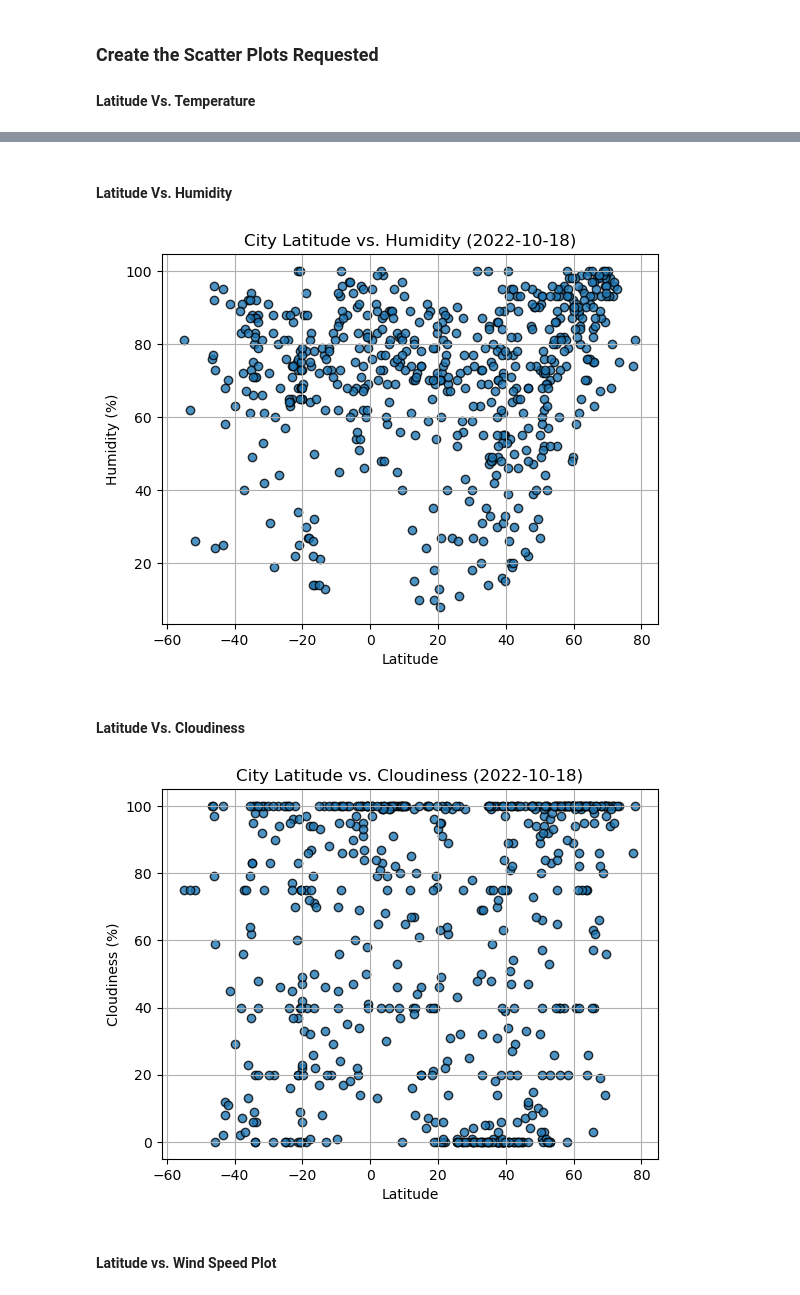
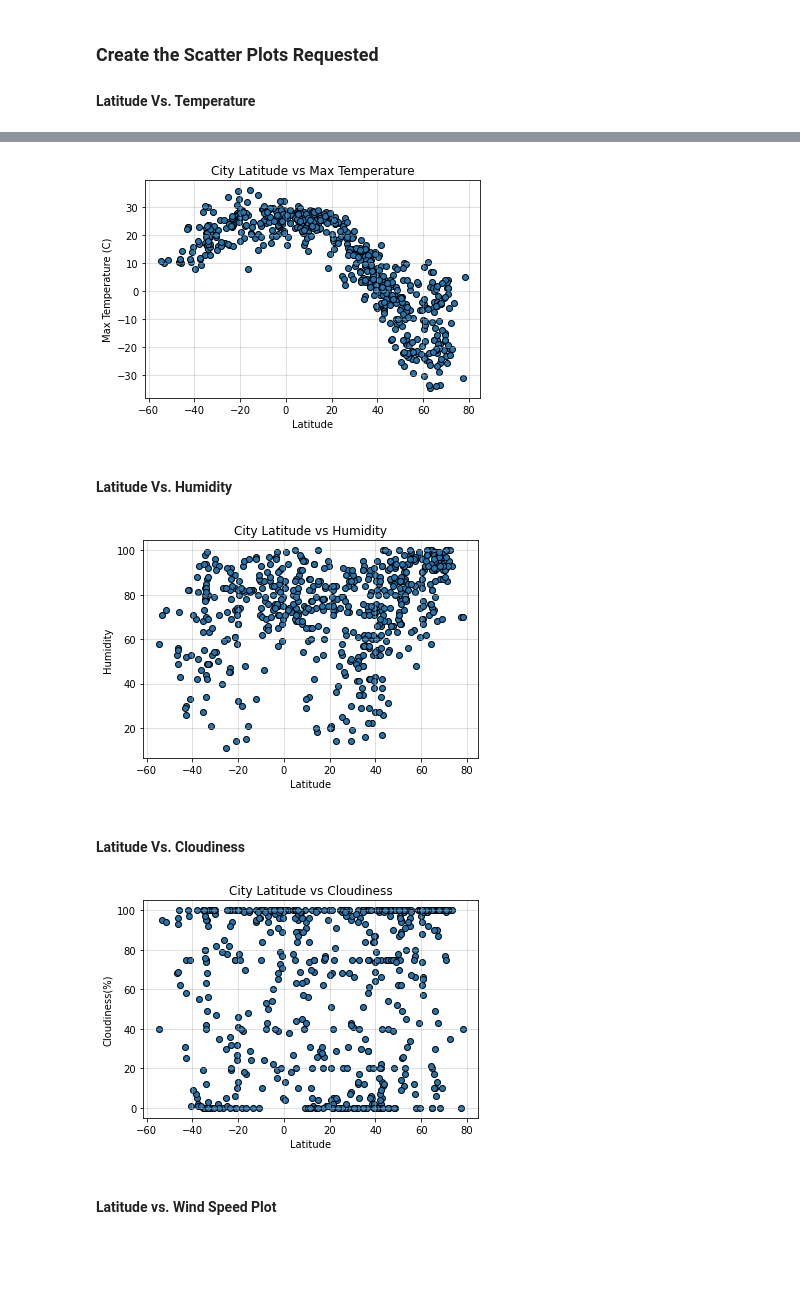
Before and after one commit to isabellajade/python-api-challenge, a Jupyter notebook: WeatherPy/WeatherPy.ipynb, the cells around one changed output, grey strips where cells are left out. Cells and saved outputs as stored; diff of their text form; code cells hidden in the pictures; blank space fills up the shorter version.

Commit message:
city data and scatter plots

```diff
--- a/WeatherPy/WeatherPy.ipynb
+++ b/WeatherPy/WeatherPy.ipynb
@@ -172,6 +219,6 @@ city_data_df.to_csv("output_data/cities.csv", index_label="City_ID")
 # %%
 # Read saved data
-city_data_df = pd.read_csv("output_data/cities.csv", index_col="City_ID")
+city_data_df = pd.read_csv("cities.csv", index_col="City_ID")
 
 # Display sample data
 city_data_df.head()
@@ -204,35 +237,64 @@ plt.show()
+# %%
+# Build scatter plot for latitude vs. temperature
+LatvTemp = plt.scatter(city_data_df["Lat"], city_data_df["Max Temp"], edgecolors="black")
+
+# plt.ylim(min(city_data_df["Max Temp"], max(city_data_df["Max Temp"]+10))
+# plt.ylim(-20, max(city_data_df["Max Temp"]+10))
+# plt.ylim(-20,40)
+
+# Incorporate the other graph properties
+plt.title("City Latitude vs Max Temperature")
+plt.xlabel('Latitude')
+plt.ylabel('Max Temperature (C)')
+plt.grid(alpha=0.5)
+
+# plt.figure(figsize=(20,25))
+
+# Save the figure
+# plt.savefig("output_data/Fig1.png")
+
+# Show plot
+plt.show()
+# %% [output]
+[figure, added]
 # %% [markdown]
 #### Latitude Vs. Humidity
 # %%
 # Build the scatter plots for latitude vs. humidity
-# YOUR CODE HERE
+LatvHumidity = plt.scatter(city_data_df["Lat"], city_data_df["Humidity"], edgecolors="black")
 
 # Incorporate the other graph properties
-# YOUR CODE HERE
+plt.title("City Latitude vs Humidity")
+plt.xlabel('Latitude')
+plt.ylabel('Humidity')
+plt.grid(alpha=0.5)
 
 # Save the figure
-plt.savefig("output_data/Fig2.png")
+# plt.savefig("output_data/Fig2.png")
 
 # Show plot
 plt.show()
 # %% [output]
-[figure, old version]
+[figure, new version]
 # %% [markdown]
 #### Latitude Vs. Cloudiness
 # %%
 # Build the scatter plots for latitude vs. cloudiness
-# YOUR CODE HERE
+LatvCoud = plt.scatter(city_data_df["Lat"], city_data_df["Cloudiness"], edgecolors="black")
 
 # Incorporate the other graph properties
-# YOUR CODE HERE
+plt.title("City Latitude vs Cloudiness")
+plt.xlabel('Latitude')
+plt.ylabel('Cloudiness(%)')
+plt.grid(alpha=0.5)
 
 # Save the figure
-plt.savefig("output_data/Fig3.png")
+# plt.savefig("output_data/Fig3.png")
 
 # Show plot
 plt.show()
 # %% [output]
-[figure, old version]
+[figure, new version]
 # %% [markdown]
 #### Latitude vs. Wind Speed Plot
 # %%
```
Also changed, not shown: parts of 11 cells of this notebook, 1 other file.
